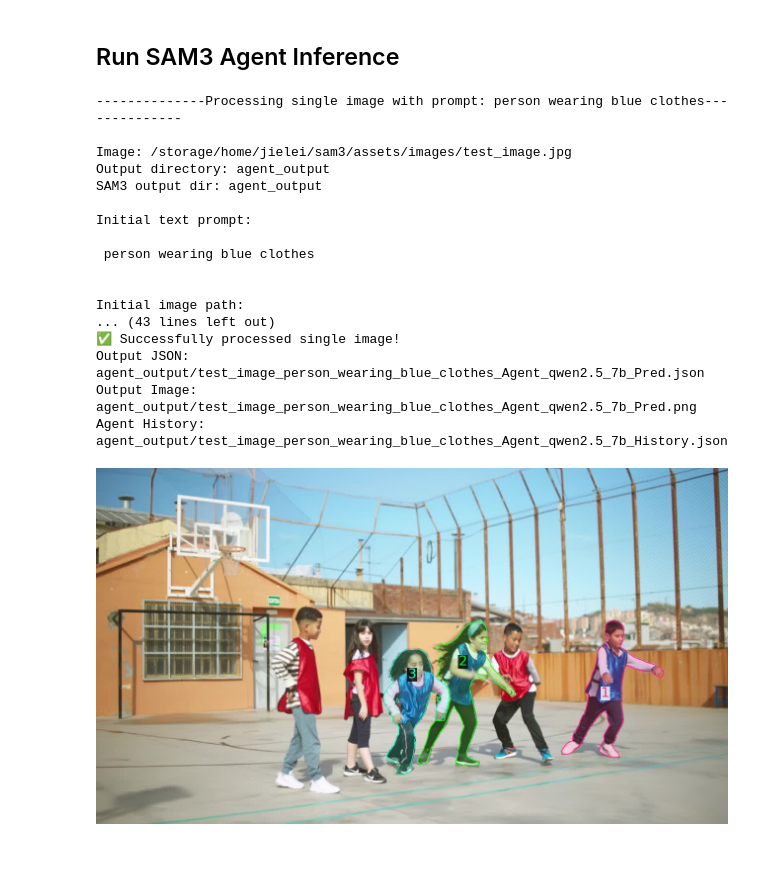
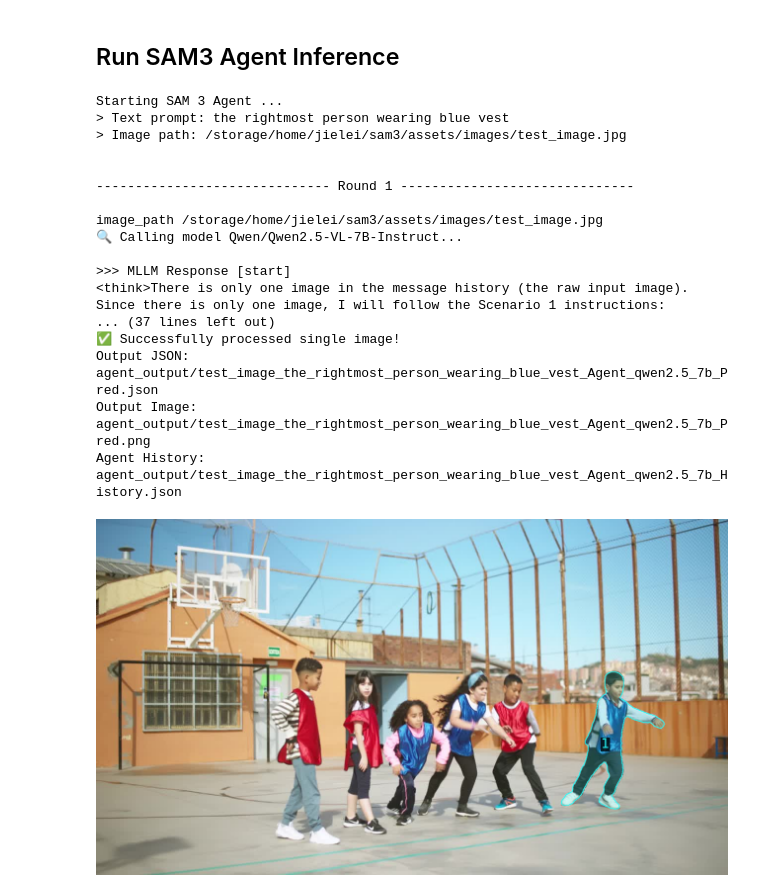
Before and after one commit to facebookresearch/sam3, a Jupyter notebook: examples/sam3_agent.ipynb, the cells around one changed output. Cells and saved outputs as stored; diff of their text form; code cells hidden in the pictures; blank space fills up the shorter version.

Commit message:
refactor & add more instruction in notebook

```diff
--- a/examples/sam3_agent.ipynb
+++ b/examples/sam3_agent.ipynb
@@ -170,33 +159,32 @@ from sam3.agent.inference import call_sam_service as call_sam_service_orig
 from sam3.agent.inference import run_single_image_inference
 # %%
+# Prepare input args and run single image inference
 image = "assets/images/test_image.jpg"
-prompt = "person wearing blue clothes"
-
+prompt = "the rightmost person wearing blue vest"
 image = os.path.abspath(image)
 send_generate_request = partial(send_generate_request_orig, server_url=LLM_SERVER_URL, model=llm_config["model"], api_key=llm_config["api_key"])
 call_sam_service = partial(call_sam_service_orig, sam3_processor=processor)
-
-# Run single image inference
 output_image_path = run_single_image_inference(image, prompt, llm_config, send_generate_request, call_sam_service)
 
 # Display output
-display(Image(filename=output_image_path))
+if output_image_path is not None:
+    display(Image(filename=output_image_path))
 # %% [output]
---------------Processing single image with prompt: person wearing blue clothes--------------
-
-Image: /storage/home/jielei/sam3/assets/images/test_image.jpg
-Output directory: agent_output
-SAM3 output dir: agent_output
-
-Initial text prompt:
-
- person wearing blue clothes
+Starting SAM 3 Agent ...
+> Text prompt: the rightmost person wearing blue vest
+> Image path: /storage/home/jielei/sam3/assets/images/test_image.jpg
 
 
-Initial image path:
-... (43 lines left out)
+------------------------------ Round 1 ------------------------------
+
+image_path /storage/home/jielei/sam3/assets/images/test_image.jpg
+🔍 Calling model Qwen/Qwen2.5-VL-7B-Instruct...
+
+>>> MLLM Response [start]
+<think>There is only one image in the message history (the raw input image). Since there is only one image, I will follow the Scenario 1 instructions:
+... (37 lines left out)
 ✅ Successfully processed single image!
-Output JSON: agent_output/test_image_person_wearing_blue_clothes_Agent_qwen2.5_7b_Pred.json
-Output Image: agent_output/test_image_person_wearing_blue_clothes_Agent_qwen2.5_7b_Pred.png
-Agent History: agent_output/test_image_person_wearing_blue_clothes_Agent_qwen2.5_7b_History.json
+Output JSON: agent_output/test_image_the_rightmost_person_wearing_blue_vest_Agent_qwen2.5_7b_Pred.json
+Output Image: agent_output/test_image_the_rightmost_person_wearing_blue_vest_Agent_qwen2.5_7b_Pred.png
+Agent History: agent_output/test_image_the_rightmost_person_wearing_blue_vest_Agent_qwen2.5_7b_History.json
-[figure, old version]
+[figure, new version]
```
Also changed, not shown: parts of 12 cells of this notebook, 4 other files.
